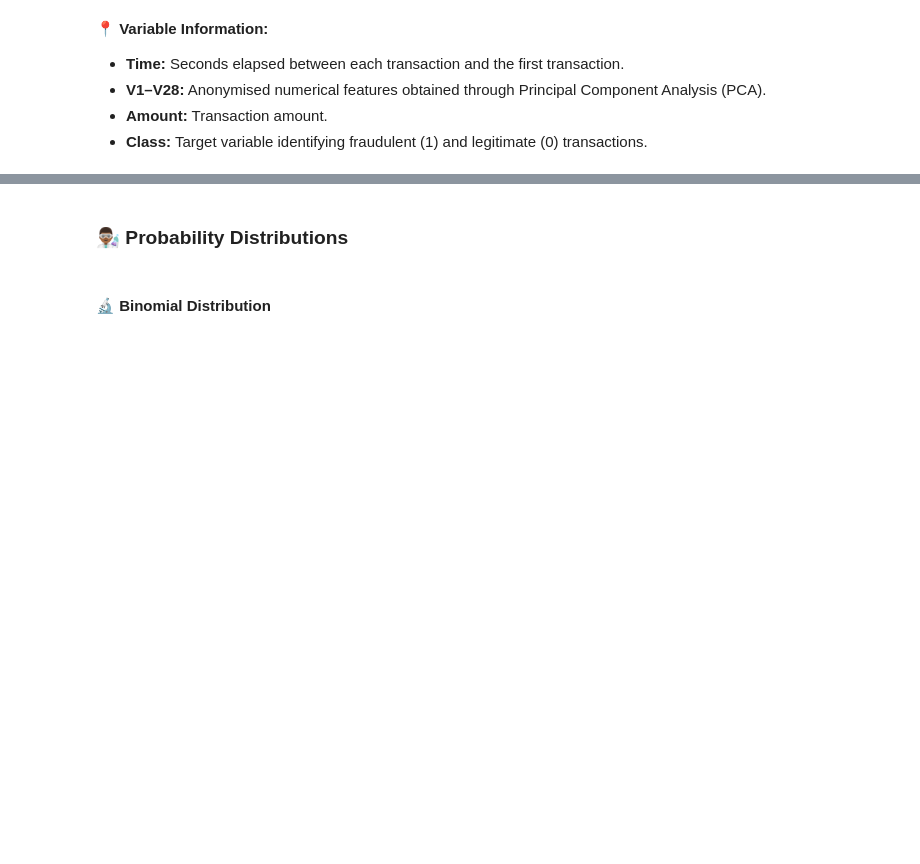
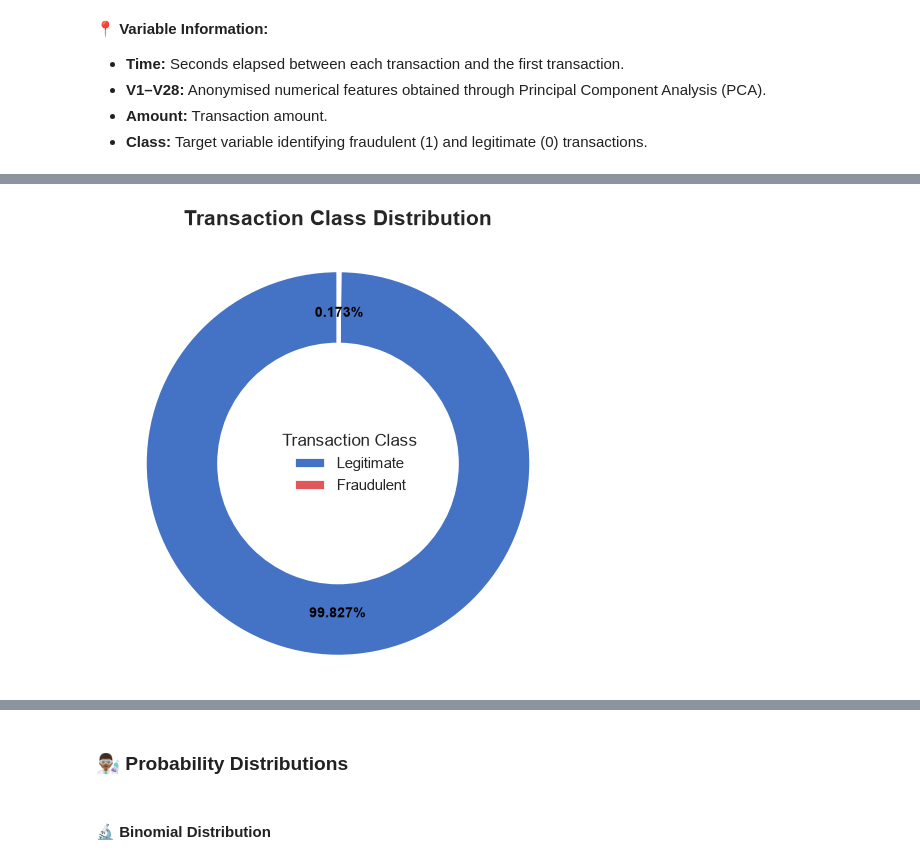
Before and after one commit to CCT-Dublin/CCT_STDA_CA_01_40S, a Jupyter notebook: notebooks/CCT_STDA_CA_01_40S_2026438.ipynb, the cells around one changed output, grey strips where cells are left out. Cells and saved outputs as stored; diff of their text form; code cells hidden in the pictures; blank space fills up the shorter version.

```diff
--- a/notebooks/CCT_STDA_CA_01_40S_2026438.ipynb
+++ b/notebooks/CCT_STDA_CA_01_40S_2026438.ipynb
@@ -227,0 +1081,4 @@ dtype: int64
+# %%
+F_Subplot(data=df, column='Class')
+# %% [output]
+[figure, added]
```
Also changed, not shown: parts of 69 cells of this notebook, 1 other file.
